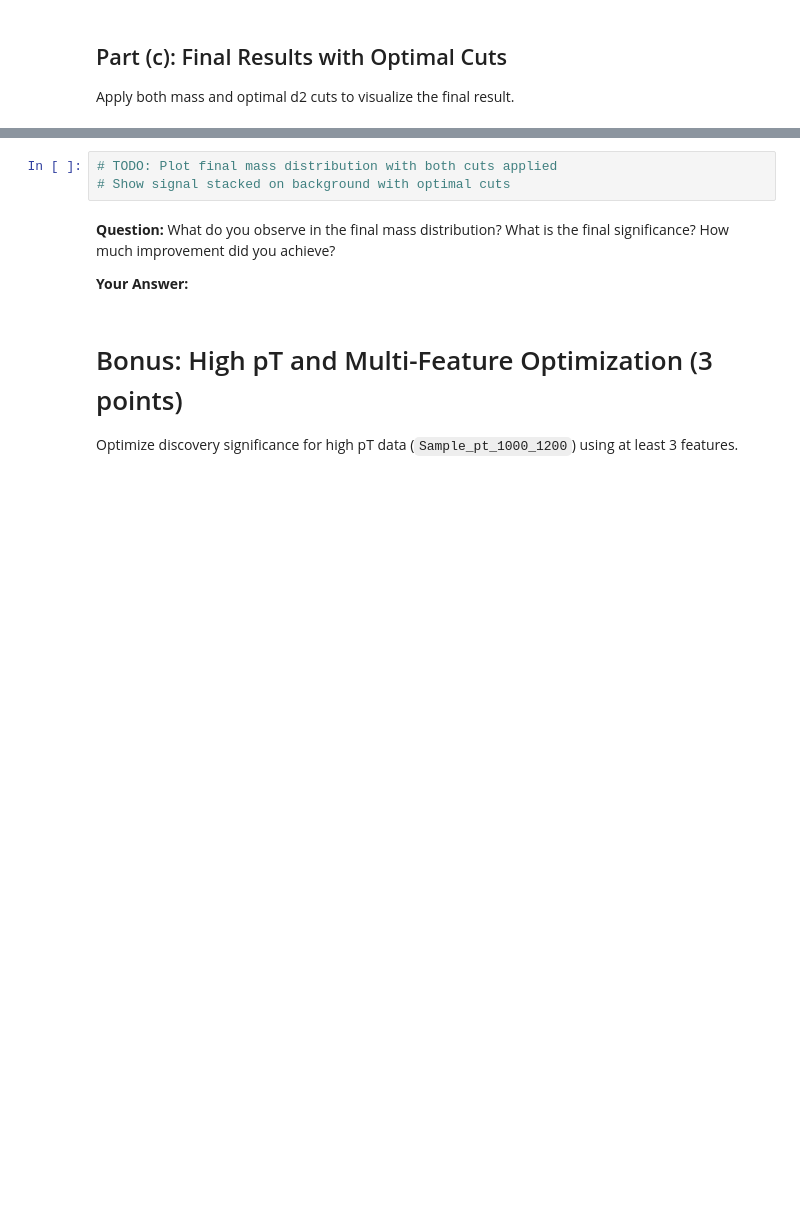
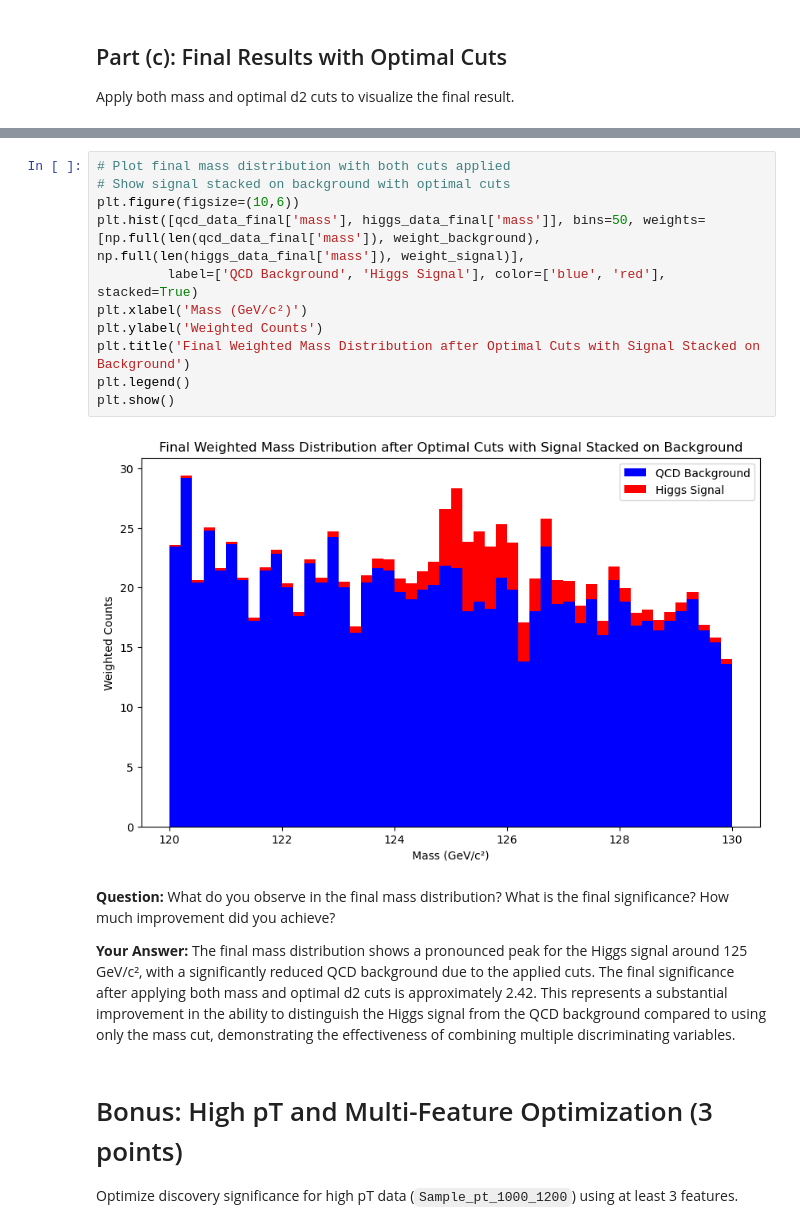
Before and after one commit to NirmalKumarMari/PHYS-434, a Jupyter notebook: lab_5_template.ipynb, the cells around one changed output, grey strips where cells are left out. Saved outputs shown, nothing was run; the diff lists cells and outputs as text; blank space fills up the shorter version.

```diff
--- a/lab_5_template.ipynb
+++ b/lab_5_template.ipynb
@@ -396,10 +421,20 @@ Apply both mass and optimal d2 cuts to visualize the final result.
 # %%
-# TODO: Plot final mass distribution with both cuts applied
+# Plot final mass distribution with both cuts applied
 # Show signal stacked on background with optimal cuts
+plt.figure(figsize=(10,6))
+plt.hist([qcd_data_final['mass'], higgs_data_final['mass']], bins=50, weights=[np.full(len(qcd_data_final['mass']), weight_background), np.full(len(higgs_data_final['mass']), weight_signal)],
+         label=['QCD Background', 'Higgs Signal'], color=['blue', 'red'], stacked=True)
+plt.xlabel('Mass (GeV/c²)')
+plt.ylabel('Weighted Counts')
+plt.title('Final Weighted Mass Distribution after Optimal Cuts with Signal Stacked on Background')
+plt.legend()
+plt.show()
+# %% [output]
+[figure, added]
 # %% [markdown]
 **Question:** What do you observe in the final mass distribution? What is the final significance? How much improvement did you achieve?
 
-**Your Answer:**
+**Your Answer:** The final mass distribution shows a pronounced peak for the Higgs signal around 125 GeV/c², with a significantly reduced QCD background due to the applied cuts. The final significance after applying both mass and optimal d2 cuts is approximately 2.42. This represents a substantial improvement in the ability to distinguish the Higgs signal from the QCD background compared to using only the mass cut, demonstrating the effectiveness of combining multiple discriminating variables.
 # %% [markdown]
 # Bonus: High pT and Multi-Feature Optimization (3 points)
 
```
Also changed, not shown: parts of 7 cells of this notebook.
